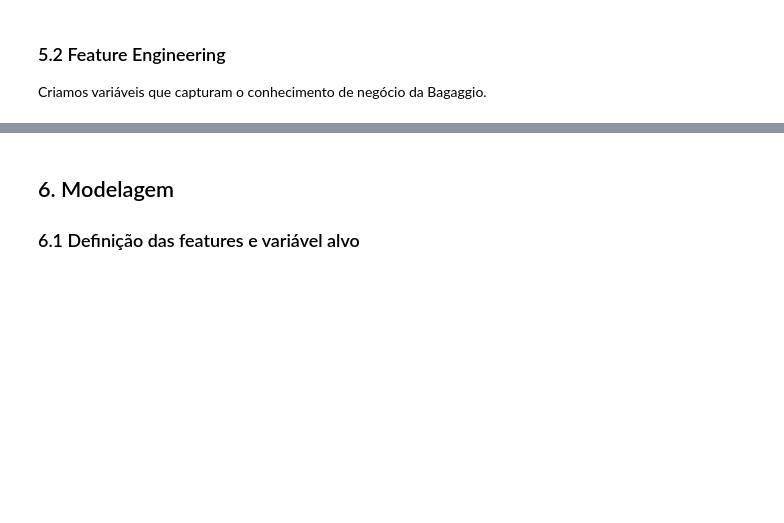
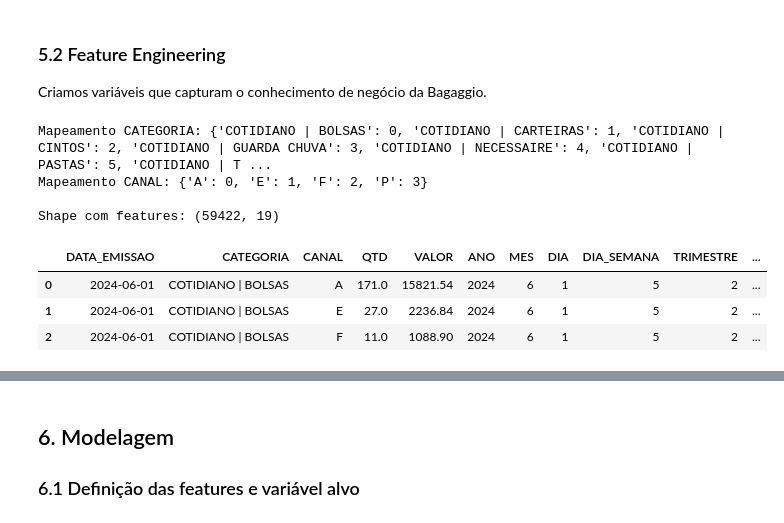
Before and after one commit to DianaSerrano1/MVP-MachineLearning, a Jupyter notebook: MVP_ML_Bagaggio_1.ipynb, the cells around one changed output, grey strips where cells are left out. Drawn from its saved outputs; the diff is of its cells as text; code cells hidden in the pictures; blank space fills up the shorter version.

```diff
--- a/MVP_ML_Bagaggio_1.ipynb
+++ b/MVP_ML_Bagaggio_1.ipynb
@@ -523,36 +559,47 @@ Criamos variáveis que capturam o conhecimento de negócio da Bagaggio.
 # %%
 df_feat = df_agg.copy()
 
 # === Features de calendário ===
-df_feat['ANO']         = df_feat['DATA_EMISSAO'].dt.year
-df_feat['MES']         = df_feat['DATA_EMISSAO'].dt.month
-df_feat['DIA']         = df_feat['DATA_EMISSAO'].dt.day
-df_feat['DIA_SEMANA']  = df_feat['DATA_EMISSAO'].dt.dayofweek  # 0=segunda, 6=domingo
-df_feat['TRIMESTRE']   = df_feat['DATA_EMISSAO'].dt.quarter
+df_feat['ANO']           = df_feat['DATA_EMISSAO'].dt.year
+df_feat['MES']           = df_feat['DATA_EMISSAO'].dt.month
+df_feat['DIA']           = df_feat['DATA_EMISSAO'].dt.day
+df_feat['DIA_SEMANA']    = df_feat['DATA_EMISSAO'].dt.dayofweek
+df_feat['TRIMESTRE']     = df_feat['DATA_EMISSAO'].dt.quarter
 df_feat['IS_FIM_SEMANA'] = (df_feat['DIA_SEMANA'] >= 5).astype(int)
 
 # === Features de sazonalidade Bagaggio ===
+# IS_DIA_MAES removido — EDA mostrou que Maio não apresenta
+# sazonalidade própria clara no mix da Bagaggio
 df_feat['IS_VOLTA_AULAS']  = df_feat['MES'].isin([1, 2]).astype(int)
-df_feat['IS_DIA_MAES']     = (df_feat['MES'] == 5).astype(int)
+df_feat['IS_FERIAS_JULHO'] = (df_feat['MES'] == 7).astype(int)  # descoberto na EDA!
 df_feat['IS_DIA_PAIS']     = (df_feat['MES'] == 8).astype(int)
 df_feat['IS_BLACK_FRIDAY'] = df_feat['MES'].isin([10, 11]).astype(int)
 df_feat['IS_NATAL']        = (df_feat['MES'] == 12).astype(int)
 
 # Feature combinada: qualquer época de pico
 df_feat['IS_PICO'] = (
-    df_feat[['IS_VOLTA_AULAS','IS_DIA_MAES','IS_DIA_PAIS','IS_BLACK_FRIDAY','IS_NATAL']].max(axis=1)
+    df_feat[['IS_VOLTA_AULAS','IS_FERIAS_JULHO','IS_DIA_PAIS',
+              'IS_BLACK_FRIDAY','IS_NATAL']].max(axis=1)
 )
 
 # === Encoding das variáveis categóricas ===
-le_n1   = LabelEncoder()
-le_n2   = LabelEncoder()
+# Usando CATEGORIA (chave combinada NIVEL1 + NIVEL2)
+le_cat  = LabelEncoder()
 le_canal = LabelEncoder()
 
-df_feat['NIVEL1_ENC'] = le_n1.fit_transform(df_feat['NIVEL1'])
-df_feat['NIVEL2_ENC'] = le_n2.fit_transform(df_feat['NIVEL2'])
-df_feat['CANAL_ENC']  = le_canal.fit_transform(df_feat['CANAL'])
+df_feat['CATEGORIA_ENC'] = le_cat.fit_transform(df_feat['CATEGORIA'])
+df_feat['CANAL_ENC']     = le_canal.fit_transform(df_feat['CANAL'])
 
-print('Mapeamento NIVEL1:', dict(zip(le_n1.classes_, le_n1.transform(le_n1.classes_))))
+print('Mapeamento CATEGORIA:', dict(zip(le_cat.classes_, le_cat.transform(le_cat.classes_))))
 print('Mapeamento CANAL:', dict(zip(le_canal.classes_, le_canal.transform(le_canal.classes_))))
 print(f'\nShape com features: {df_feat.shape}')
 df_feat.head(3)
+# %% [output]
+Mapeamento CATEGORIA: {'COTIDIANO | BOLSAS': 0, 'COTIDIANO | CARTEIRAS': 1, 'COTIDIANO | CINTOS': 2, 'COTIDIANO | GUARDA CHUVA': 3, 'COTIDIANO | NECESSAIRE': 4, 'COTIDIANO | PASTAS': 5, 'COTIDIANO | T ...
+Mapeamento CANAL: {'A': 0, 'E': 1, 'F': 2, 'P': 3}
+
+Shape com features: (59422, 19)
+|  | DATA_EMISSAO | CATEGORIA | CANAL | QTD | VALOR | ANO | MES | DIA | DIA_SEMANA | TRIMESTRE | ... |
+| 0 | 2024-06-01 | COTIDIANO | BOLSAS | A | 171.0 | 15821.54 | 2024 | 6 | 1 | 5 | 2 | ... |
+| 1 | 2024-06-01 | COTIDIANO | BOLSAS | E | 27.0 | 2236.84 | 2024 | 6 | 1 | 5 | 2 | ... |
+| 2 | 2024-06-01 | COTIDIANO | BOLSAS | F | 11.0 | 1088.90 | 2024 | 6 | 1 | 5 | 2 | ... |
```
Also changed, not shown: parts of 7 cells of this notebook.
